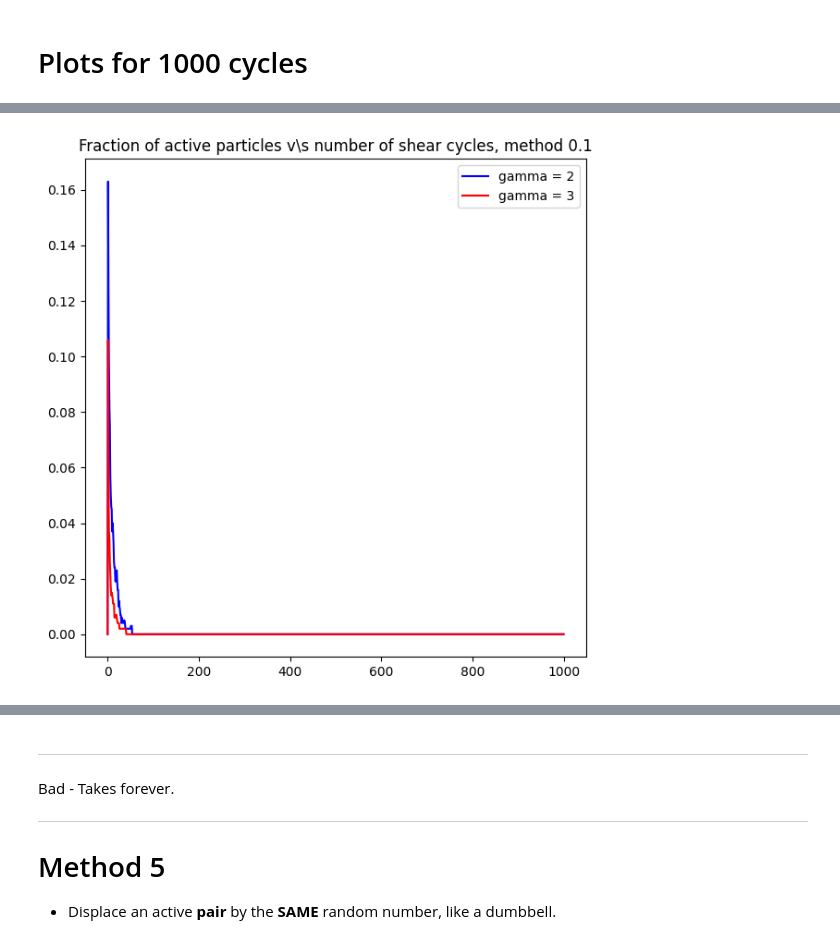
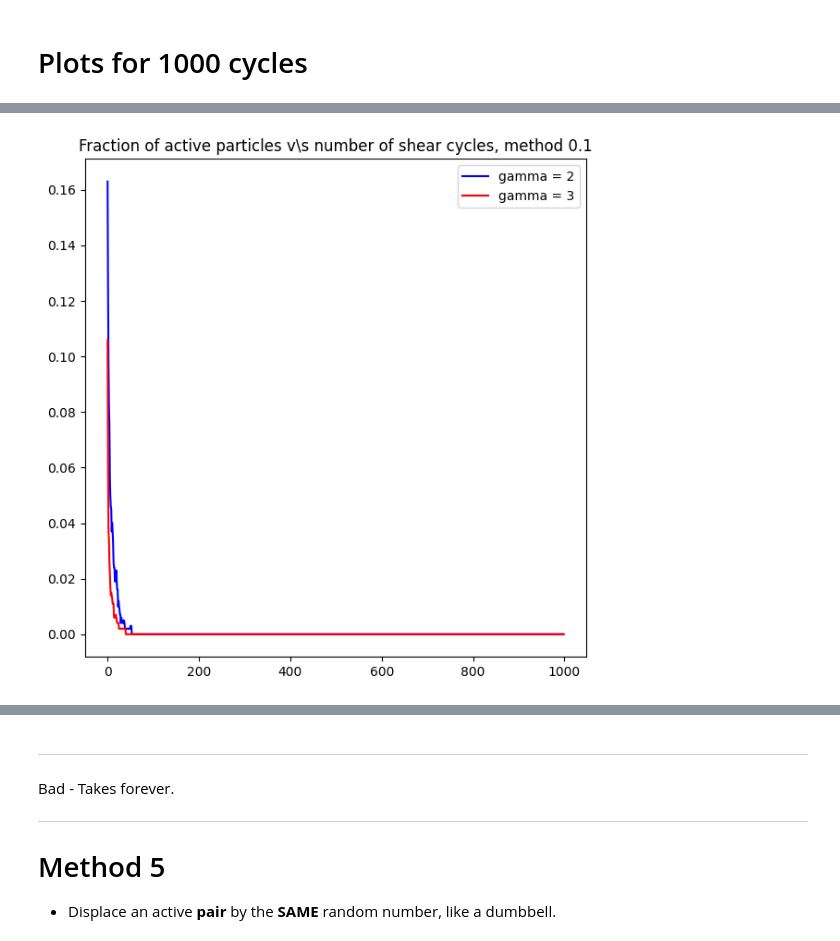
Before and after one commit to shreeganeshasharma/ParticleSimulations, a Jupyter notebook: ShearCycles.ipynb, the cells around one changed output, grey strips where cells are left out. Saved outputs shown, nothing was run; the diff lists cells and outputs as text; code cells hidden in the pictures.

```diff
--- a/ShearCycles.ipynb
+++ b/ShearCycles.ipynb
@@ -894,16 +858,16 @@ plt.show()
 # %%
 #Method 0.1
 fil1 = np.genfromtxt("/content/sample_data/fa1_01.csv", delimiter = ',')
 fil2 = np.genfromtxt("/content/sample_data/fa2_01.csv", delimiter = ',')
 
 plt.figure(figsize=(7, 7))
 plt.title("Fraction of active particles v\s number of shear cycles, method 0.1")
-plt.plot(fil1, 'b', label = "gamma = 2")
-plt.plot(fil2, 'r', label = "gamma = 3")
+plt.plot(fil1[1:], 'b', label = "gamma = 2")
+plt.plot(fil2[1:], 'r', label = "gamma = 3")
 plt.legend()
 plt.show()
 # %% [output]
-[figure, old version]
+[figure, new version]
 # %%
 #Method 1
 fil1 = np.genfromtxt("/content/sample_data/fa1_1.csv", delimiter = ',')
```
Also changed, not shown: parts of 18 cells of this notebook.
